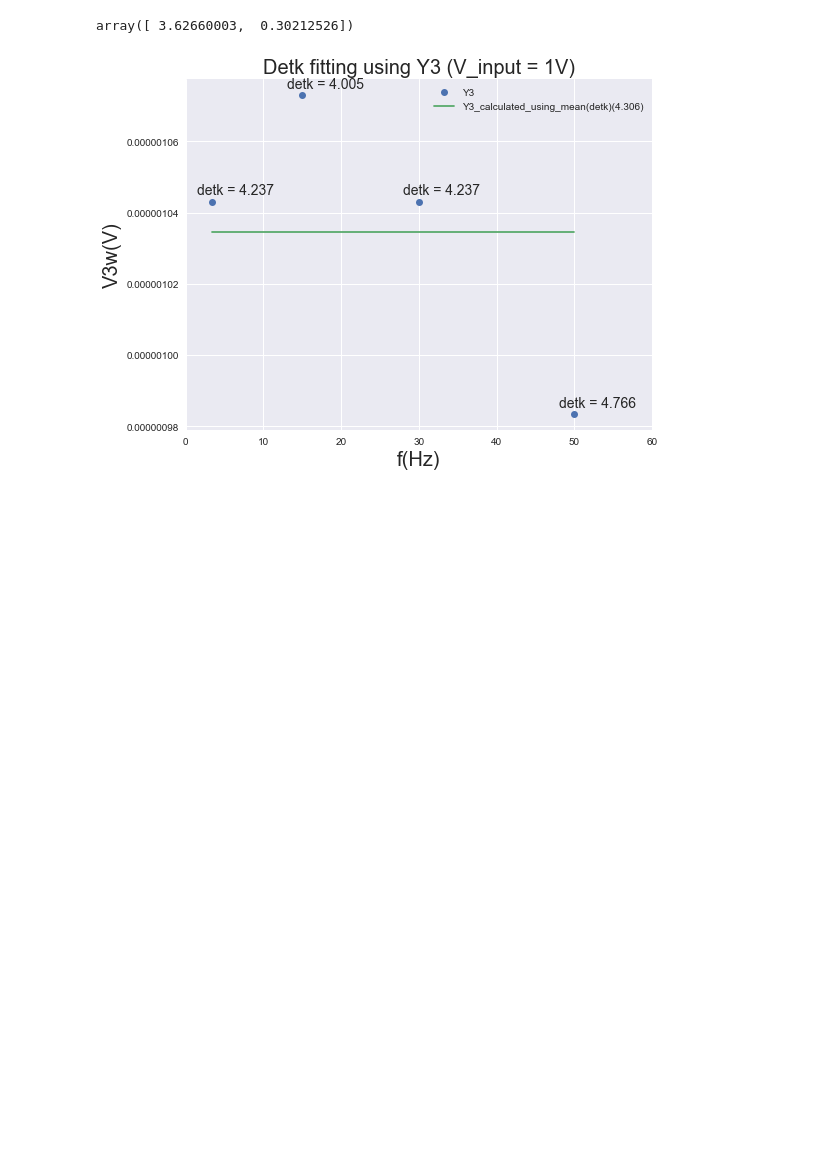
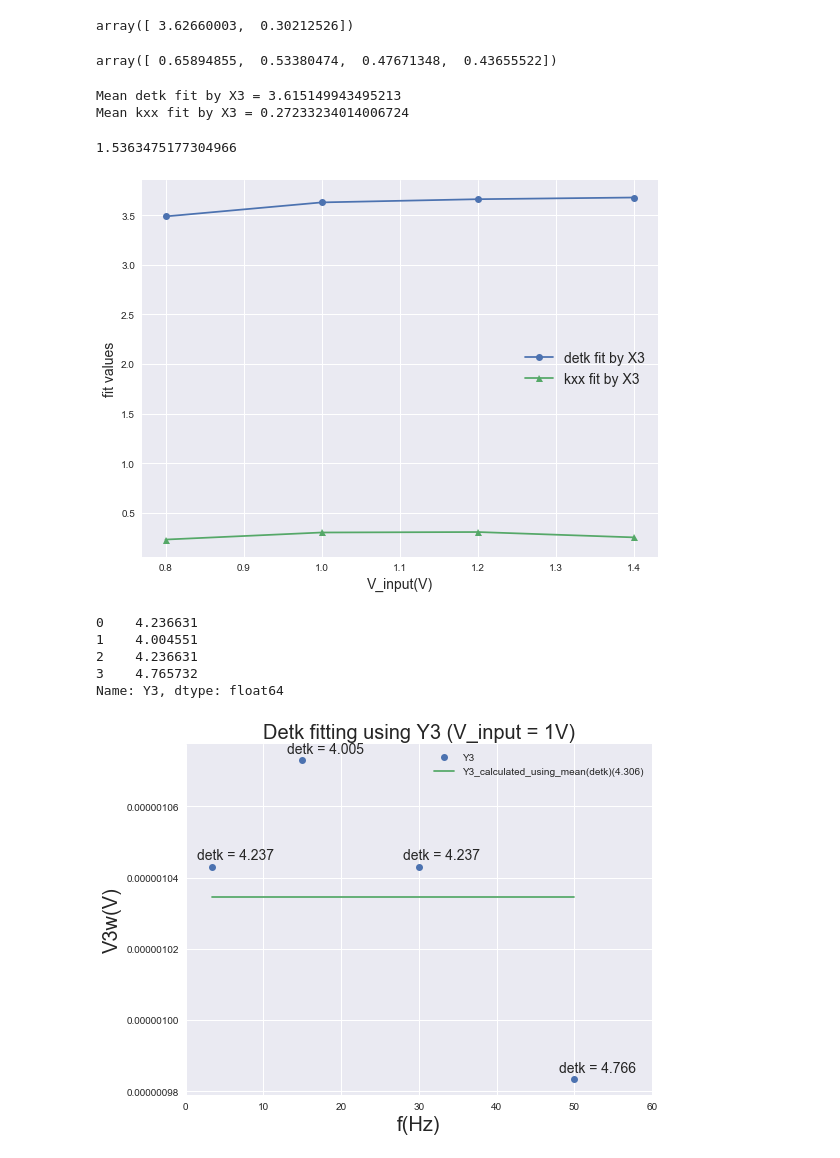
Before and after one commit to xyan36/GraysonGroup, a Jupyter notebook: 23w_method/R56_3w_power_depdence_replots.ipynb, the cells around one changed output. Cells and saved outputs as stored; diff of their text form; code cells hidden in the pictures; blank space fills up the shorter version.

```diff
--- a/23w_method/R56_3w_power_depdence_replots.ipynb
+++ b/23w_method/R56_3w_power_depdence_replots.ipynb
@@ -224,21 +224,62 @@ popt, pcov = curve_fit(V3w_real, xdata, ydata)
 popt
 # %% [output]
 array([ 3.62660003,  0.30212526])
+# %%
+fits_X3 = {}
+s = 5
+x = np.zeros(len(array[0]['V_input'][s:-2]))
+y = np.zeros(len(array[0]['V_input'][s:-2]))
+for i in range(0, len(array[0]['V_input'][s:-2])):
+    v_input = array[0]['V_input'][s + i]
+    for j in range(0, len(array)):
+        x[j] = array[j]['Freq'][s + i]
+        y[j] = V3w_to_T_avg(array[j]['X3'][s + i] - X3_offset, array[j]['X1'][s + i])
+    fits_X3[v_input] = curve_fit(V3w_real, x, y)
+fits_X3
+# %% [output]
+array([ 0.65894855,  0.53380474,  0.47671348,  0.43655522])
+# %%
+fig2, ax = plt.subplots(1,1, figsize = (8,6))
+plotx = array[0]['V_input'][5:-2]
+plotdetk = [fits_X3[i][0][0] for i in plotx]
+plotkxx = [fits_X3[i][0][1] for i in plotx]
+ax.plot(plotx, plotdetk, marker = 'o', label = 'detk fit by X3')
+ax.plot(plotx, plotkxx, marker = '^', label = 'kxx fit by X3')
+ax.set_xlabel('V_input(V)', fontsize = 14)
+ax.set_ylabel('fit values', fontsize = 14)
+ax.legend(fontsize = 14)
+plt.tight_layout()
+print(f'Mean detk fit by X3 = {np.mean(plotdetk)}')
+print(f'Mean kxx fit by X3 = {np.mean(plotkxx)}')
+fig2.savefig('200416\\200416_glass_R56_power_detk_fitting_X3_all.jpg', dpi = 300)
+1.733 / 1.128
+# %% [output]
+Mean detk fit by X3 = 3.615149943495213
+Mean kxx fit by X3 = 0.27233234014006724
+1.5363475177304966
+[figure, added]
 # %%
 def Y3_fit_detk(T_avg_img):
-    detk = 1 / (16 * T_avg_img)
-    return sdetk
+    detk = 1 / (16 * T_avg_img**2)
+    return detk
 
-sdetk_Y3 = Y3_fit_sdetk(data.T_avg_im)
-sdetk_Y3**2
+detk_Y3 = Y3_fit_detk(data.T_avg_im)
 
-def V3w_to_T_avg(V3):
+def V3w_to_T_avg(V3, V1w):
+    P_per_m = V1w**2 / (Re0 * L)
     T_avg = V3 / (-1/2 * alpha * V1w * P_per_m)
     return T_avg
 
 def T_avg_to_V3w(T_avg):
     V3 = T_avg * (-1/2 * alpha * V1w * P_per_m)
     return V3
+detk_Y3
+# %% [output]
+0    4.236631
+1    4.004551
+2    4.236631
+3    4.765732
+Name: Y3, dtype: float64
 # %%
 f5, ax = plt.subplots(1,1,figsize = (8,6))
 ax.plot(data.Lockin1f, data.Y3, linestyle = "", marker = 'o', label = 'Y3')
```
Also changed, not shown: parts of 9 cells of this notebook, 12 other files.
